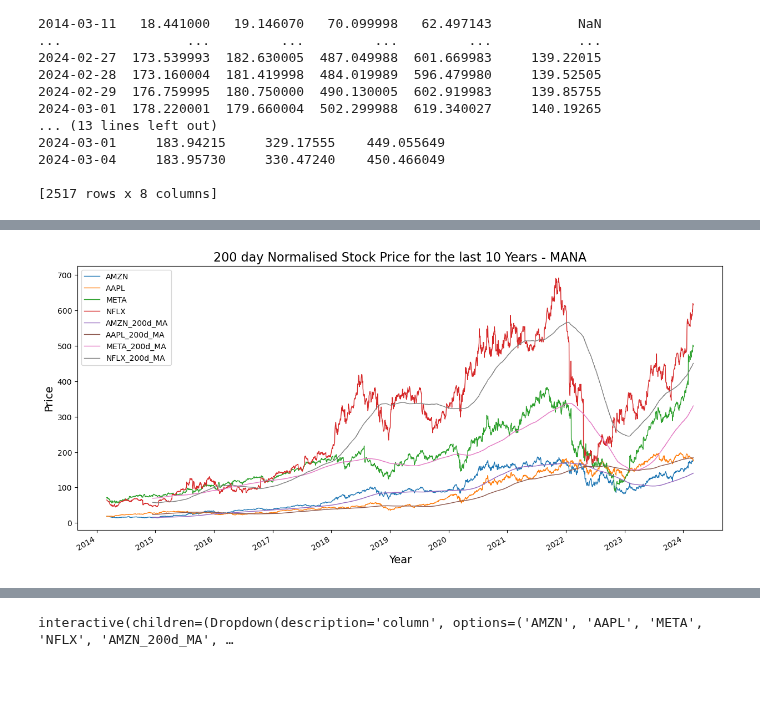
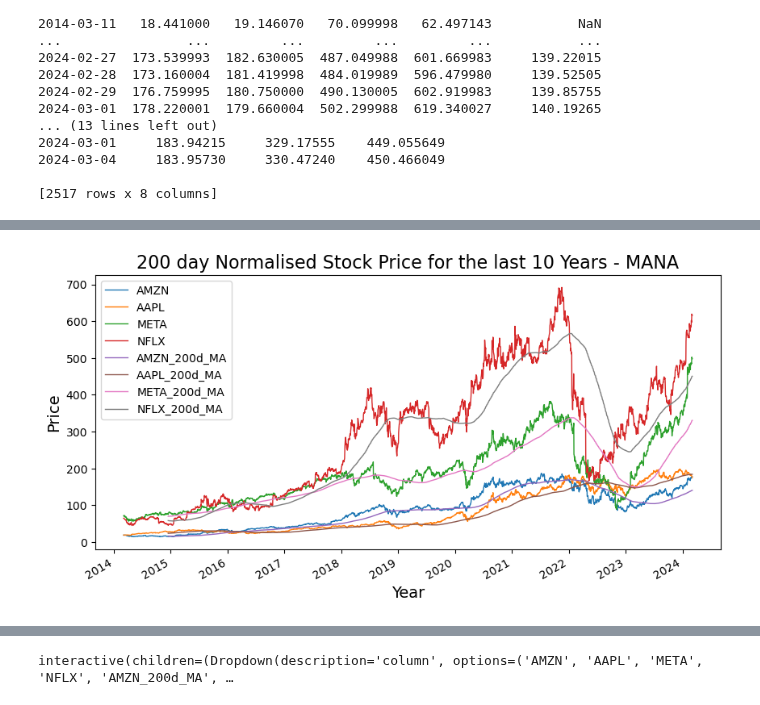
Before and after one commit to horsewell/project-3, a Jupyter notebook: hn_stock_data_take6.ipynb, the cells around one changed output, grey strips where cells are left out. Cells and saved outputs as stored; diff of their text form; code cells hidden in the pictures; blank space fills up the shorter version.

```diff
--- a/hn_stock_data_take6.ipynb
+++ b/hn_stock_data_take6.ipynb
@@ -274,20 +245,3 @@ Date
 2024-03-04     183.95730     330.47240    450.466049
 
 [2517 rows x 8 columns]
-# %%
-# import pandas as pd
-
-def calculate_200day_ma(data):
-
-  # Calculates the 200 day moving average for each column in the DataFrame.
-  # Data: A Pandas DataFrame containing the data.
-  # Returns: A new Pandas DataFrame with a '200d_MA' column added for each original column.
-
-  result = data.copy()  # Create a copy to avoid modifying original data
-  window = 200  # Define the window size for moving average (20 days)
-
-  # Add a new column for the 200 day moving average of each existing column
-  for col in data.columns:
-    result['{}_200d_MA'.format(col)] = data[col].rolling(window=window).mean()
-
-  return result
@@ -314,19 +248,19 @@ Date
 # %%
 # Plot on 200 days Normalised Stock
 
-calculate_200day_ma(data).plot(figsize = (15,7), linewidth = 1)
+calculate_200day_ma(data).plot(figsize = (10,5), linewidth = 1)
 
 # Show the legend
 plt.legend()
 
 # Define the label for the title of the figure
 plt.title("200 day Normalised Stock Price for the last 10 Years - MANA", fontsize=16)
 
 # Define the labels for x-axis and y-axis
 plt.ylabel('Price', fontsize=14)
 plt.xlabel('Year', fontsize=14)
 
 
 plt.show()
 # %% [output]
-[figure, old version]
+[figure, new version]
```
Also changed, not shown: parts of 11 cells of this notebook, 5 other files.
